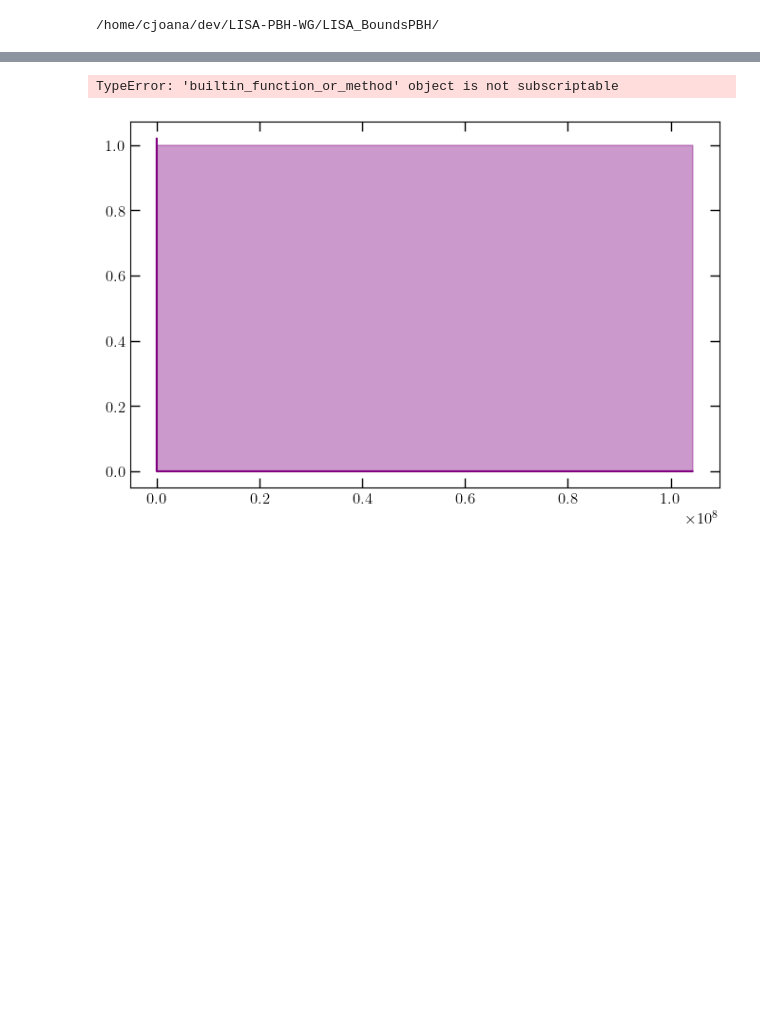
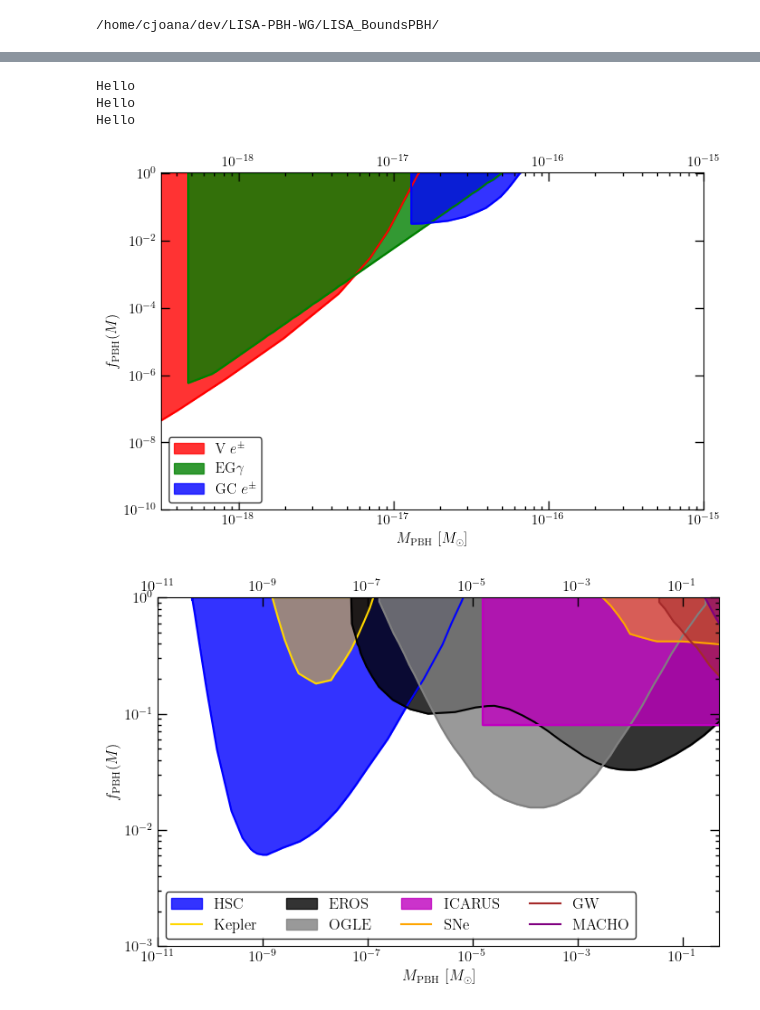
Before and after one commit to cjoana/LISA-PBH-WK, a Jupyter notebook: LISA_BoundsPBH/bounds.ipynb, the cells around one changed output, grey strips where cells are left out. Saved outputs shown, nothing was run; the diff lists cells and outputs as text; code cells hidden in the pictures; blank space fills up the shorter version.

Commit message:
update Bounds plots

```diff
--- a/LISA_BoundsPBH/bounds.ipynb
+++ b/LISA_BoundsPBH/bounds.ipynb
@@ -140,7 +140,6 @@ elif False:
 [figure]
 # %%
 save_figs = False
-
 
 
 def partial_plot(ax, xlim=None, ylim=None):
@@ -150,38 +149,41 @@ def partial_plot(ax, xlim=None, ylim=None):
         f_bound = bound[0]
         lbl = bound[1]
         color = bound[2]
+        order = bound[3]
+        if not order: order = 4
+
 
         errs = []
-        # print(f"loading {f_bound}")
 
-        if not color: color = "gray"
+        if not color: color = None # "gray"
 
         try:
             x, y = np.loadtxt(datadir + '/' + str(f_bound), unpack=True)
-            asort = np.argsort(x)
-            x,y = [x[asort], y[asort] ]
-            ax.plot(x,y,  label=lbl, color=color)
-            ax.fill_between(x, y, y2=1, color=color, interpolate=True, alpha=0.4)
-
         except Exception as e:
             mess = f" !!!! dataset {f_bound} has been skipt >> Error:\n {e}"
             errs.append[mess]
             print(mess)
 
-        errs = []
-        # print(f"loading {f_bound}")
+        # Selection & Sorting
+        asort = np.argsort(x)
+        x,y = [x[asort], y[asort] ]
+        x = np.hstack([x[0], x, x[-1]  ])
+        y = np.hstack([[1], y, [1]  ])
+        if isinstance(xlim, list):
+            i1 = (x < xlim[1])
+            i2 = (x > xlim[0])
+            cond = i1 * i2
+            if not cond.any():
+                continue
 
-        try:
-            x, y = np.loadtxt(datadir + '/' + str(f_bound), unpack=True)
-            asort = np.argsort(x)
-            x,y = [x[asort], y[asort] ]
-            ax.plot(x,y,  label=lbl, color=color)
-            ax.fill_between(x, y, y2=1, color=color, interpolate=True, alpha=0.4)
 
-        except Exception as e:
-            mess = f" !!!! dataset {f_bound} has been skipt >> Error:\n {e}"
-            errs.append[mess]
-            print(mess)
+        # ax.plot(x,y, color=color)
+        if order==1:
+            ax.fill_between(x, y, y2=1, color=color, alpha=0.3,  label=lbl )
+            ax.plot(x, y,  color=color,  alpha=1 )
+        if order >1:
+            ax.fill_between(x, y, y2=1, color=color, alpha=0.3)
+            ax.plot(x, y,  color=color,  alpha=1,  label=lbl )
 
 
     for e in errs:
@@ -209,34 +211,43 @@ def partial_plot(ax, xlim=None, ylim=None):
 
     if isinstance(xlim,list) :
         print("Hello")
         ax.set_xlim(xlim[0], xlim[1])
     if isinstance(ylim,list):
         ax.set_ylim(ylim[0], ylim[1])
 
     ax.tick_params(axis="x", bottom=True, top=True, labelbottom=True, labeltop=True)
     # ax.set_xticks(np.logspace(-18, 4, 23), minor=True)
     # ax.set_xticklabels([], minor=True)
 
     ax.set_xlabel(r'$M_\mathrm{PBH}$ [$M_\odot$]')
     ax.set_ylabel(r'$f_\mathrm{PBH} (M)$')
 
     ax.set_xscale('log')
     ax.set_yscale('log')
 
     return ax
 
 
 
 fig, ax = plt.subplots(1,1, figsize=(8,5))
 ax = partial_plot(ax, xlim=[10**-18.5, 1e-15])
+ax.legend(loc=3, ncol=1)
+fig.savefig("./plots/sub1_low_Mass.jpg")
 
 
 fig, ax = plt.subplots(1,1, figsize=(8,5))
-ax = partial_plot(ax, xlim=[1e-11, 10**0], ylim=[1e-3,1])
+ax = partial_plot(ax, xlim=[1e-11, 0.5], ylim=[1e-3,1])
+ax.legend(loc=3, ncol=4)
+fig.savefig("./plots/sub2_Mid_Mass.jpg")
 
 
 fig, ax = plt.subplots(1,1, figsize=(8,5))
-ax = partial_plot(ax, xlim=[1e-1, 10**10])
+ax = partial_plot(ax, xlim=[0.5, 10**10])
+ax.legend(loc=3, ncol=3)
+fig.savefig("./plots/sub3_High_Mass.jpg")
 # %% [output]
-TypeError: 'builtin_function_or_method' object is not subscriptable
+Hello
+Hello
+Hello
-[figure, old version]
+[figure, new version]
+[figure, added]
```
Also changed, not shown: parts of 3 cells of this notebook, 7 other files.
